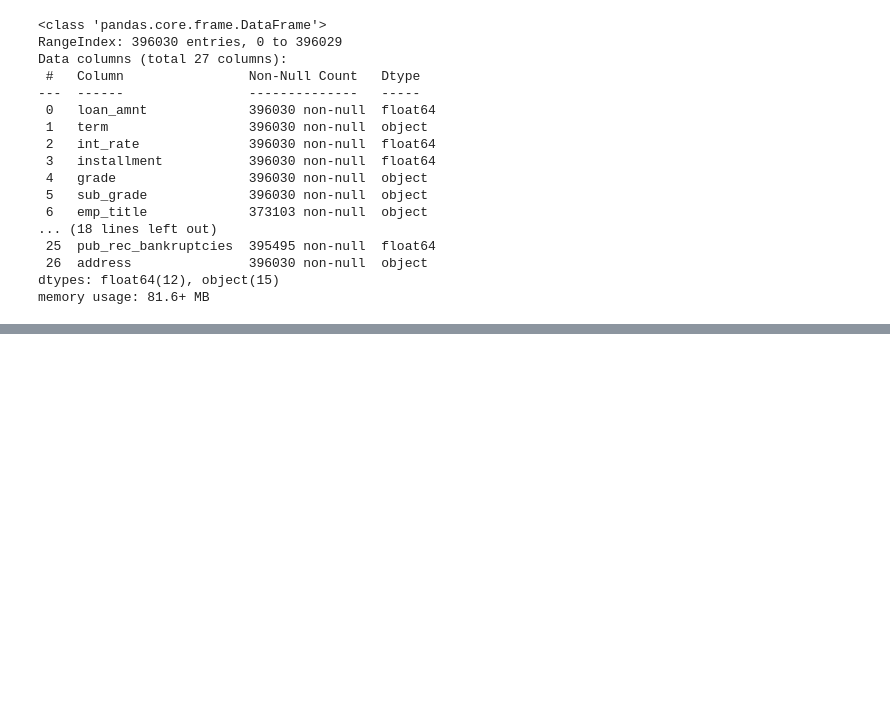
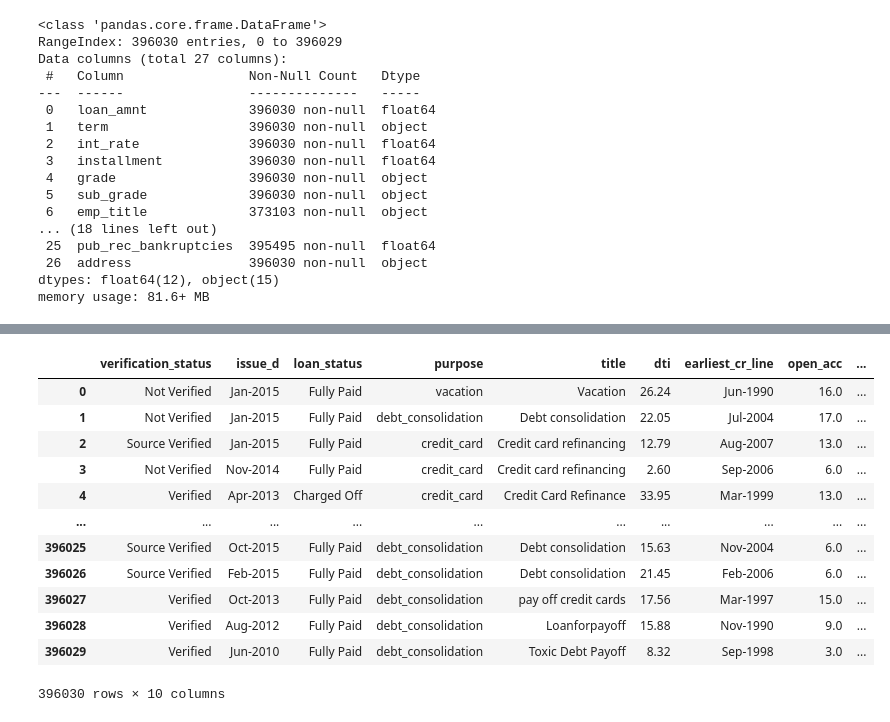
Before and after one commit to SatyamKeshri0/-LoanDefaultClassificationProject, a Jupyter notebook: 01_discovering.ipynb, the cells around one changed output, grey strips where cells are left out. Saved outputs shown, nothing was run; the diff lists cells and outputs as text; code cells hidden in the pictures; blank space fills up the shorter version.

Commit message:
analysed the columns

```diff
--- a/01_discovering.ipynb
+++ b/01_discovering.ipynb
@@ -70,0 +81,16 @@ data.describe()
+# %%
+data.iloc[:,10:20]
+# %% [output]
+|  | verification_status | issue_d | loan_status | purpose | title | dti | earliest_cr_line | open_acc | ... |
+| 0 | Not Verified | Jan-2015 | Fully Paid | vacation | Vacation | 26.24 | Jun-1990 | 16.0 | ... |
+| 1 | Not Verified | Jan-2015 | Fully Paid | debt_consolidation | Debt consolidation | 22.05 | Jul-2004 | 17.0 | ... |
+| 2 | Source Verified | Jan-2015 | Fully Paid | credit_card | Credit card refinancing | 12.79 | Aug-2007 | 13.0 | ... |
+| 3 | Not Verified | Nov-2014 | Fully Paid | credit_card | Credit card refinancing | 2.60 | Sep-2006 | 6.0 | ... |
+| 4 | Verified | Apr-2013 | Charged Off | credit_card | Credit Card Refinance | 33.95 | Mar-1999 | 13.0 | ... |
+| ... | ... | ... | ... | ... | ... | ... | ... | ... | ... |
+| 396025 | Source Verified | Oct-2015 | Fully Paid | debt_consolidation | Debt consolidation | 15.63 | Nov-2004 | 6.0 | ... |
+| 396026 | Source Verified | Feb-2015 | Fully Paid | debt_consolidation | Debt consolidation | 21.45 | Feb-2006 | 6.0 | ... |
+| 396027 | Verified | Oct-2013 | Fully Paid | debt_consolidation | pay off credit cards | 17.56 | Mar-1997 | 15.0 | ... |
+| 396028 | Verified | Aug-2012 | Fully Paid | debt_consolidation | Loanforpayoff | 15.88 | Nov-1990 | 9.0 | ... |
+| 396029 | Verified | Jun-2010 | Fully Paid | debt_consolidation | Toxic Debt Payoff | 8.32 | Sep-1998 | 3.0 | ... |
+396030 rows × 10 columns
```
Also changed, not shown: parts of 1 cell of this notebook.
